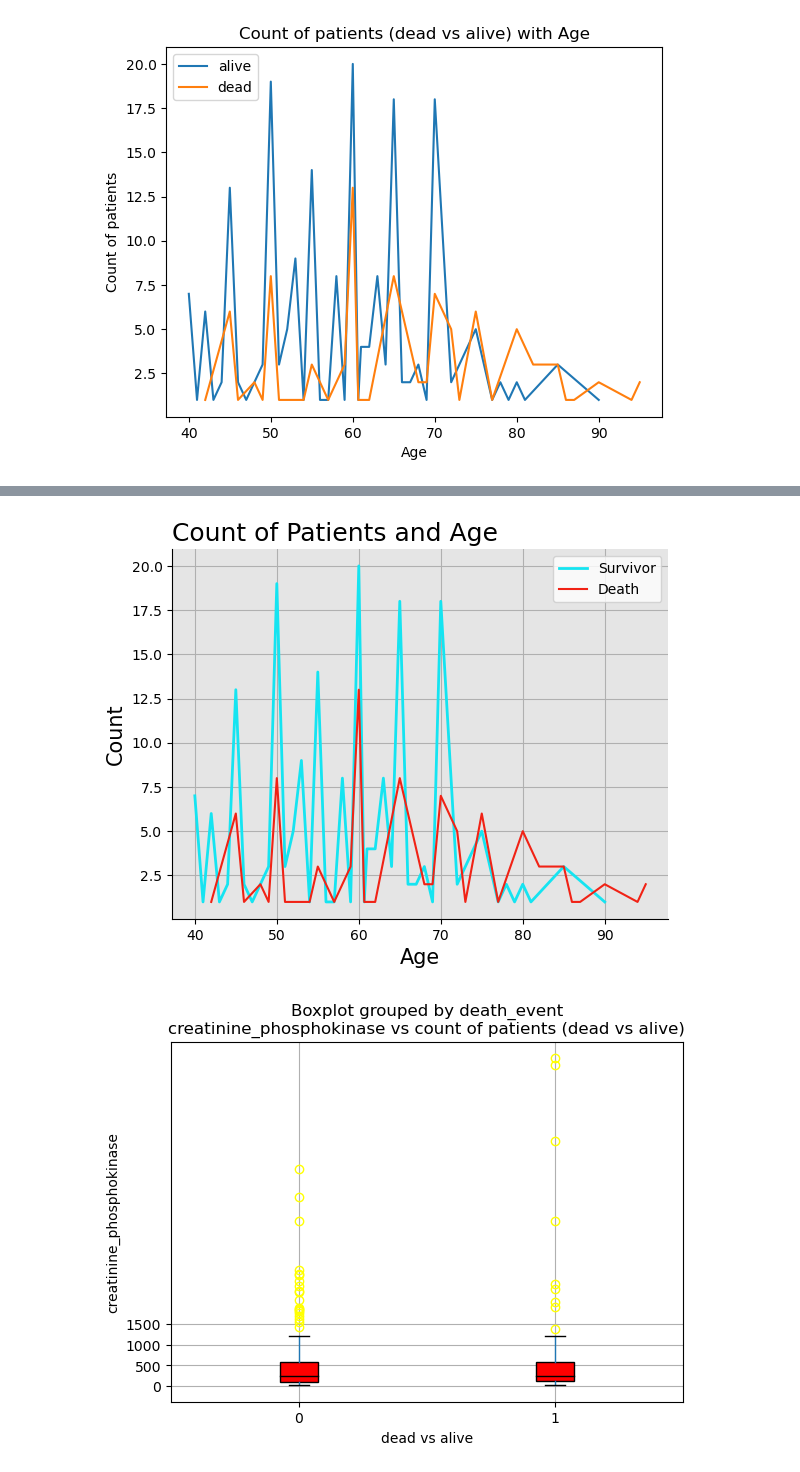
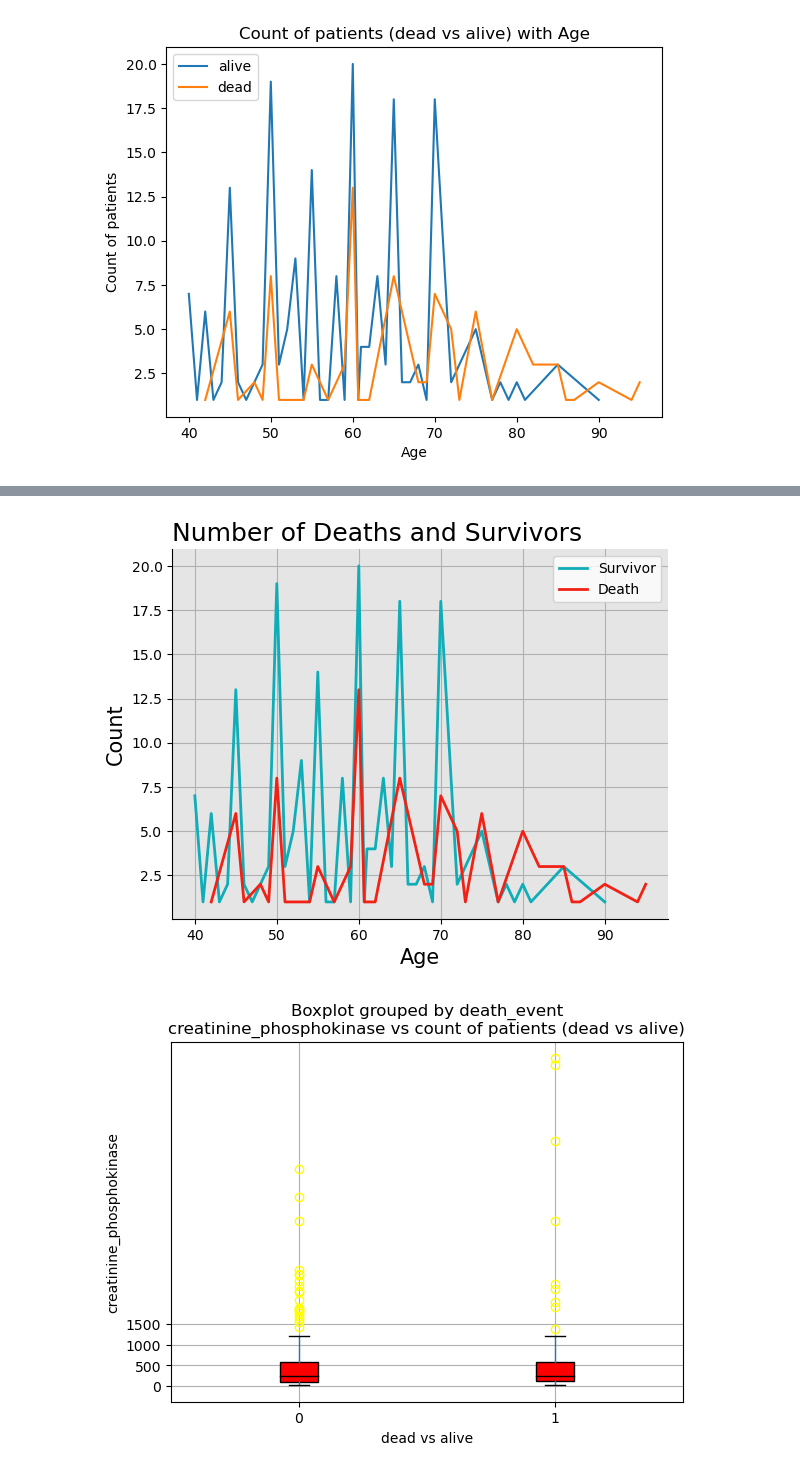
Before and after one commit to data-analyst05/MortalityPrediction_HeartFailure, a Jupyter notebook: index.ipynb, the cells around one changed output, grey strips where cells are left out. Saved outputs shown, nothing was run; the diff lists cells and outputs as text; code cells hidden in the pictures.

Commit message:
updated plots

```diff
--- a/index.ipynb
+++ b/index.ipynb
@@ -88,6 +80,8 @@ pink = "#EB84AC"
 red = "#f12215"
 blue = "#15e4f1"
 
+blue1 = "#0FADB7"
+
 cmap = "coolwarm"
 # %% [markdown]
 # Data Preparation
@@ -313,39 +312,40 @@ df1_age_counts = df1["age"].value_counts()
 df1_sorted = df1_age_counts.sort_index()
 df2 = df_cleaned[df_cleaned["death_event"] == 1]
 df2_age_counts = df2["age"].value_counts()
-df2_sorted=df2_age_counts.sort_index()
+df2_sorted = df2_age_counts.sort_index()
 
 Figure10, Axes10 = plt.subplots()
 
 Axes10.plot(df1_sorted,
             label = "Survivor",
-            c = blue,
+            c = blue1,
             linewidth = 2)
 Axes10.plot(df2_sorted,
              label = "Death",
-             c = red)
+             c = red,
+             linewidth = 2)
 
 Axes10.set_facecolor(light_gray_1)
 Axes10.spines["top"].set_visible(False)
 Axes10.spines["right"].set_visible(False)
 Axes10.yaxis.set_tick_params(labelsize = 10)
 Axes10.xaxis.set_tick_params(labelsize = 10)
 
-plt.title(label = 'Count of Patients and Age',
+plt.title(label = "Number of Deaths and Survivors",
           loc = "left",
           fontsize = 18)
 plt.xlabel(xlabel = "Age",
            fontsize = 15)
 plt.ylabel(ylabel = "Count",
            fontsize = 15)
 plt.legend(loc = "best")
 plt.grid()
 
 plt.savefig(fname = "./Images/Figure10",
             dpi = 400)
 plt.show()
 # %% [output]
-[figure, old version]
+[figure, new version]
 # %%
 # creatinine_phosphokinase vs count of patients (dead vs alive)
 a="yellow"
```
Also changed, not shown: parts of 2 cells of this notebook, 6 other files.
